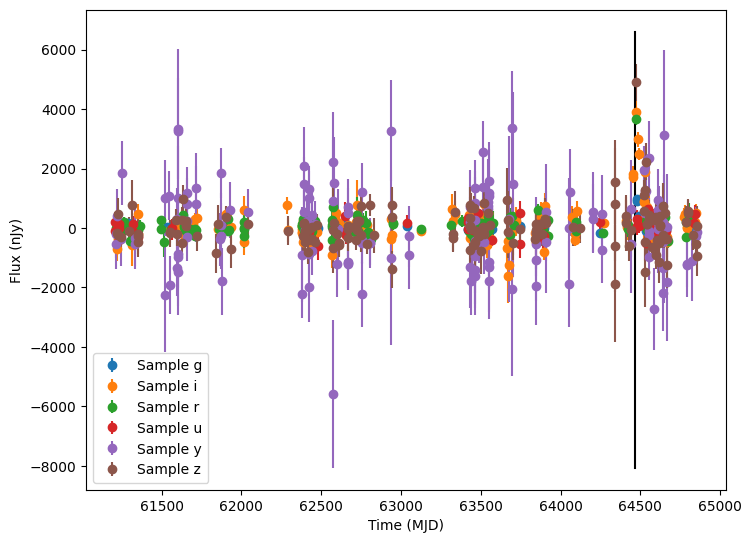
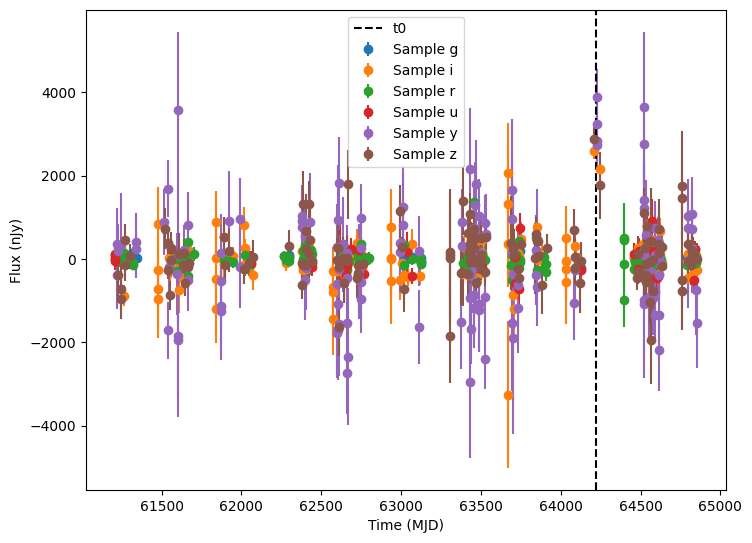
Code edit (unified diff) that turned the first committed figure into the second:
--- before
+++ after
@@ -21,3 +21,4 @@
     # Get and plot a vertical line at the t0 value for this object.
     t0 = lightcurves.iloc[random_id]["t0"]
-    ax.plot([t0, t0], [min(lc_flux - lc_fluxerr), 1.1 * max(lc_flux + lc_fluxerr)], "k")
+    ax.axvline(t0, color="k", linestyle="--", label="t0")
+    ax.legend()

Commit: Update plasticc_snia.ipynb